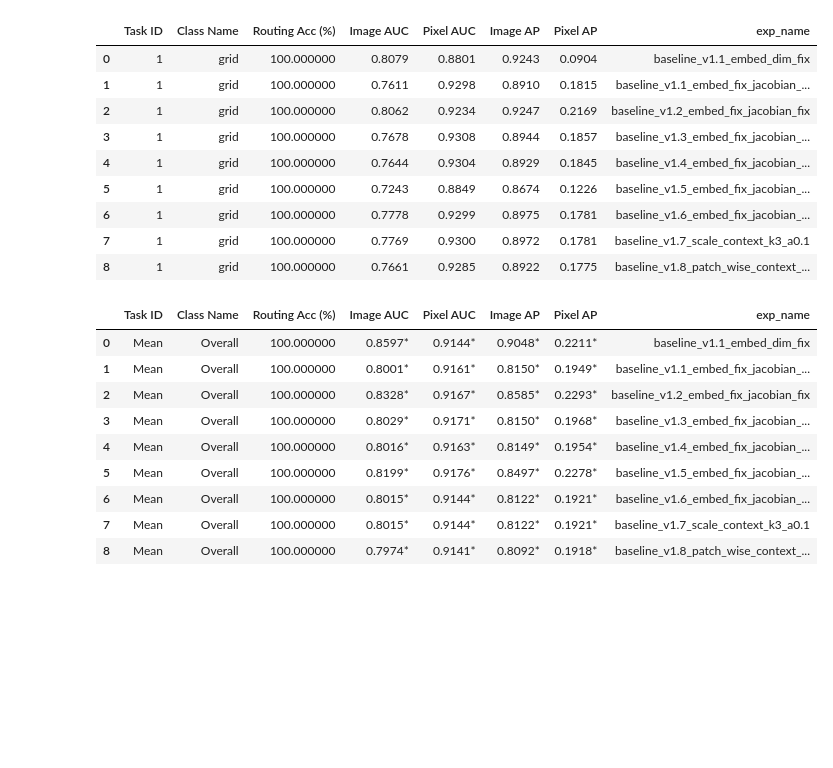
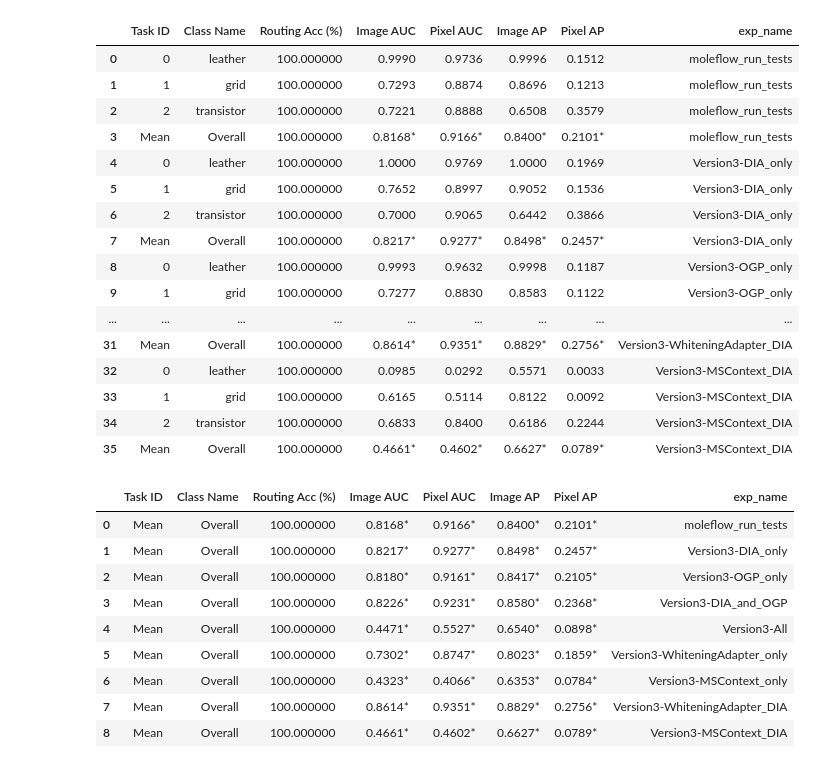
Before and after one commit to crimama/moleflow, a Jupyter notebook: notebook/result_analysis.ipynb, the cells around one changed output. Drawn from its saved outputs; the diff is of its cells as text; code cells hidden in the pictures; blank space fills up the shorter version.

Commit message:
Version 3 Finish - WhiteningAdapter - DIA - OGP

```diff
--- a/notebook/result_analysis.ipynb
+++ b/notebook/result_analysis.ipynb
@@ -8,16 +8,28 @@ from glob import glob
 import json
 
 exp_list = [
-'/Volume/MoLeFlow/logs/baseline_v1.1_embed_dim_fix',
-'/Volume/MoLeFlow/logs/baseline_v1.1_embed_fix_jacobian_fix_no_ln_after_task0',
-'/Volume/MoLeFlow/logs/baseline_v1.2_embed_fix_jacobian_fix',
-'/Volume/MoLeFlow/logs/baseline_v1.3_embed_fix_jacobian_fix_soft_ln_init_scale_0.01',
-'/Volume/MoLeFlow/logs/baseline_v1.4_embed_fix_jacobian_fix_soft_ln_init_scale_0.01_lambda_logdet_1e-5',
-'/Volume/MoLeFlow/logs/baseline_v1.5_embed_fix_jacobian_fix_soft_ln_init_scale_0.01_lambda_logdet_1e-5_spatial_context_kernel_3',
-'/Volume/MoLeFlow/logs/baseline_v1.6_embed_fix_jacobian_fix_soft_ln_init_scale_0.01_scale_context_k3_a0.1',
-'/Volume/MoLeFlow/logs/baseline_v1.7_scale_context_k3_a0.1',
-'/Volume/MoLeFlow/logs/baseline_v1.8_patch_wise_context_gate_k3_hidden64',
-
+# '/Volume/MoLeFlow/logs/baseline_v1.1_embed_dim_fix',
+# '/Volume/MoLeFlow/logs/baseline_v1.1_embed_fix_jacobian_fix_no_ln_after_task0',
+# '/Volume/MoLeFlow/logs/baseline_v1.2_embed_fix_jacobian_fix',
+# '/Volume/MoLeFlow/logs/baseline_v1.3_embed_fix_jacobian_fix_soft_ln_init_scale_0.01',
+# '/Volume/MoLeFlow/logs/baseline_v1.4_embed_fix_jacobian_fix_soft_ln_init_scale_0.01_lambda_logdet_1e-5',
+# '/Volume/MoLeFlow/logs/baseline_v1.5_embed_fix_jacobian_fix_soft_ln_init_scale_0.01_lambda_logdet_1e-5_spatial_context_kernel_3',
+# '/Volume/MoLeFlow/logs/baseline_v1.6_embed_fix_jacobian_fix_soft_ln_init_scale_0.01_scale_context_k3_a0.1',
+# '/Volume/MoLeFlow/logs/baseline_v1.7_scale_context_k3_a0.1',
+# '/Volume/MoLeFlow/logs/baseline_v1.8_patch_wise_context_gate_k3_hidden64',
+'/Volume/MoLeFlow/logs/moleflow_run_tests',
+'/Volume/MoLeFlow/logs/Version3-DIA_only',
+'/Volume/MoLeFlow/logs/Version3-OGP_only',
+'/Volume/MoLeFlow/logs/Version3-DIA_and_OGP',
+'/Volume/MoLeFlow/logs/Version3-All',
+'/Volume/MoLeFlow/logs/Version3-WhiteningAdapter_only',
+'/Volume/MoLeFlow/logs/Version3-MSContext_only',
+'/Volume/MoLeFlow/logs/Version3-WhiteningAdapter_DIA',
+'/Volume/MoLeFlow/logs/Version3-WhiteningAdapter_OGP',
+'/Volume/MoLeFlow/logs/Version3-WhiteningAdapter_DIA_OGP',
+'/Volume/MoLeFlow/logs/Version3-MSContext_DIA',
+'/Volume/MoLeFlow/logs/Version3-MSContext_OGP',
+'/Volume/MoLeFlow/logs/Version3-MSContext_DIA_OGP'
 
 ]
 
@@ -30,20 +42,27 @@ for exp_path in exp_list:
         df = pd.concat([df, temp_df])
 # %%
 # The error is due to non-unique index, so we must reset the index for Styler to work.
-df[df['Class Name']=='grid'].reset_index(drop=True).style.set_properties(
+df[df['Class Name']!=''].reset_index(drop=True).style.set_properties(
     subset=['exp_name'], **{'max-width': '600px', 'white-space': 'pre-wrap'}
 )
 # %% [output]
 |  | Task ID | Class Name | Routing Acc (%) | Image AUC | Pixel AUC | Image AP | Pixel AP | exp_name |
-| 0 | 1 | grid | 100.000000 | 0.8079 | 0.8801 | 0.9243 | 0.0904 | baseline_v1.1_embed_dim_fix |
-| 1 | 1 | grid | 100.000000 | 0.7611 | 0.9298 | 0.8910 | 0.1815 | baseline_v1.1_embed_fix_jacobian_... |
-| 2 | 1 | grid | 100.000000 | 0.8062 | 0.9234 | 0.9247 | 0.2169 | baseline_v1.2_embed_fix_jacobian_fix |
-| 3 | 1 | grid | 100.000000 | 0.7678 | 0.9308 | 0.8944 | 0.1857 | baseline_v1.3_embed_fix_jacobian_... |
-| 4 | 1 | grid | 100.000000 | 0.7644 | 0.9304 | 0.8929 | 0.1845 | baseline_v1.4_embed_fix_jacobian_... |
-| 5 | 1 | grid | 100.000000 | 0.7243 | 0.8849 | 0.8674 | 0.1226 | baseline_v1.5_embed_fix_jacobian_... |
-| 6 | 1 | grid | 100.000000 | 0.7778 | 0.9299 | 0.8975 | 0.1781 | baseline_v1.6_embed_fix_jacobian_... |
-| 7 | 1 | grid | 100.000000 | 0.7769 | 0.9300 | 0.8972 | 0.1781 | baseline_v1.7_scale_context_k3_a0.1 |
-| 8 | 1 | grid | 100.000000 | 0.7661 | 0.9285 | 0.8922 | 0.1775 | baseline_v1.8_patch_wise_context_... |
+| 0 | 0 | leather | 100.000000 | 0.9990 | 0.9736 | 0.9996 | 0.1512 | moleflow_run_tests |
+| 1 | 1 | grid | 100.000000 | 0.7293 | 0.8874 | 0.8696 | 0.1213 | moleflow_run_tests |
+| 2 | 2 | transistor | 100.000000 | 0.7221 | 0.8888 | 0.6508 | 0.3579 | moleflow_run_tests |
+| 3 | Mean | Overall | 100.000000 | 0.8168* | 0.9166* | 0.8400* | 0.2101* | moleflow_run_tests |
+| 4 | 0 | leather | 100.000000 | 1.0000 | 0.9769 | 1.0000 | 0.1969 | Version3-DIA_only |
+| 5 | 1 | grid | 100.000000 | 0.7652 | 0.8997 | 0.9052 | 0.1536 | Version3-DIA_only |
+| 6 | 2 | transistor | 100.000000 | 0.7000 | 0.9065 | 0.6442 | 0.3866 | Version3-DIA_only |
+| 7 | Mean | Overall | 100.000000 | 0.8217* | 0.9277* | 0.8498* | 0.2457* | Version3-DIA_only |
+| 8 | 0 | leather | 100.000000 | 0.9993 | 0.9632 | 0.9998 | 0.1187 | Version3-OGP_only |
+| 9 | 1 | grid | 100.000000 | 0.7277 | 0.8830 | 0.8583 | 0.1122 | Version3-OGP_only |
+| ... | ... | ... | ... | ... | ... | ... | ... | ... |
+| 31 | Mean | Overall | 100.000000 | 0.8614* | 0.9351* | 0.8829* | 0.2756* | Version3-WhiteningAdapter_DIA |
+| 32 | 0 | leather | 100.000000 | 0.0985 | 0.0292 | 0.5571 | 0.0033 | Version3-MSContext_DIA |
+| 33 | 1 | grid | 100.000000 | 0.6165 | 0.5114 | 0.8122 | 0.0092 | Version3-MSContext_DIA |
+| 34 | 2 | transistor | 100.000000 | 0.6833 | 0.8400 | 0.6186 | 0.2244 | Version3-MSContext_DIA |
+| 35 | Mean | Overall | 100.000000 | 0.4661* | 0.4602* | 0.6627* | 0.0789* | Version3-MSContext_DIA |
 # %%
 # The error is due to non-unique index, so we must reset the index for Styler to work.
 df[df['Task ID']=='Mean'].reset_index(drop=True).style.set_properties(
@@ -51,12 +70,12 @@ df[df['Task ID']=='Mean'].reset_index(drop=True).style.set_properties(
 )
 # %% [output]
 |  | Task ID | Class Name | Routing Acc (%) | Image AUC | Pixel AUC | Image AP | Pixel AP | exp_name |
-| 0 | Mean | Overall | 100.000000 | 0.8597* | 0.9144* | 0.9048* | 0.2211* | baseline_v1.1_embed_dim_fix |
-| 1 | Mean | Overall | 100.000000 | 0.8001* | 0.9161* | 0.8150* | 0.1949* | baseline_v1.1_embed_fix_jacobian_... |
-| 2 | Mean | Overall | 100.000000 | 0.8328* | 0.9167* | 0.8585* | 0.2293* | baseline_v1.2_embed_fix_jacobian_fix |
-| 3 | Mean | Overall | 100.000000 | 0.8029* | 0.9171* | 0.8150* | 0.1968* | baseline_v1.3_embed_fix_jacobian_... |
-| 4 | Mean | Overall | 100.000000 | 0.8016* | 0.9163* | 0.8149* | 0.1954* | baseline_v1.4_embed_fix_jacobian_... |
-| 5 | Mean | Overall | 100.000000 | 0.8199* | 0.9176* | 0.8497* | 0.2278* | baseline_v1.5_embed_fix_jacobian_... |
-| 6 | Mean | Overall | 100.000000 | 0.8015* | 0.9144* | 0.8122* | 0.1921* | baseline_v1.6_embed_fix_jacobian_... |
-| 7 | Mean | Overall | 100.000000 | 0.8015* | 0.9144* | 0.8122* | 0.1921* | baseline_v1.7_scale_context_k3_a0.1 |
-| 8 | Mean | Overall | 100.000000 | 0.7974* | 0.9141* | 0.8092* | 0.1918* | baseline_v1.8_patch_wise_context_... |
+| 0 | Mean | Overall | 100.000000 | 0.8168* | 0.9166* | 0.8400* | 0.2101* | moleflow_run_tests |
+| 1 | Mean | Overall | 100.000000 | 0.8217* | 0.9277* | 0.8498* | 0.2457* | Version3-DIA_only |
+| 2 | Mean | Overall | 100.000000 | 0.8180* | 0.9161* | 0.8417* | 0.2105* | Version3-OGP_only |
+| 3 | Mean | Overall | 100.000000 | 0.8226* | 0.9231* | 0.8580* | 0.2368* | Version3-DIA_and_OGP |
+| 4 | Mean | Overall | 100.000000 | 0.4471* | 0.5527* | 0.6540* | 0.0898* | Version3-All |
+| 5 | Mean | Overall | 100.000000 | 0.7302* | 0.8747* | 0.8023* | 0.1859* | Version3-WhiteningAdapter_only |
+| 6 | Mean | Overall | 100.000000 | 0.4323* | 0.4066* | 0.6353* | 0.0784* | Version3-MSContext_only |
+| 7 | Mean | Overall | 100.000000 | 0.8614* | 0.9351* | 0.8829* | 0.2756* | Version3-WhiteningAdapter_DIA |
+| 8 | Mean | Overall | 100.000000 | 0.4661* | 0.4602* | 0.6627* | 0.0789* | Version3-MSContext_DIA |
```
Also changed, not shown: 12 other files.
